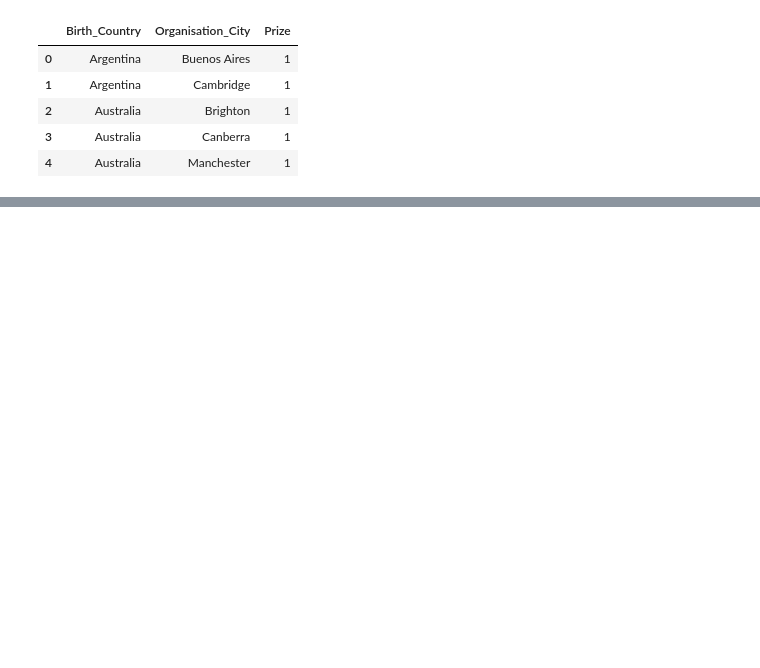
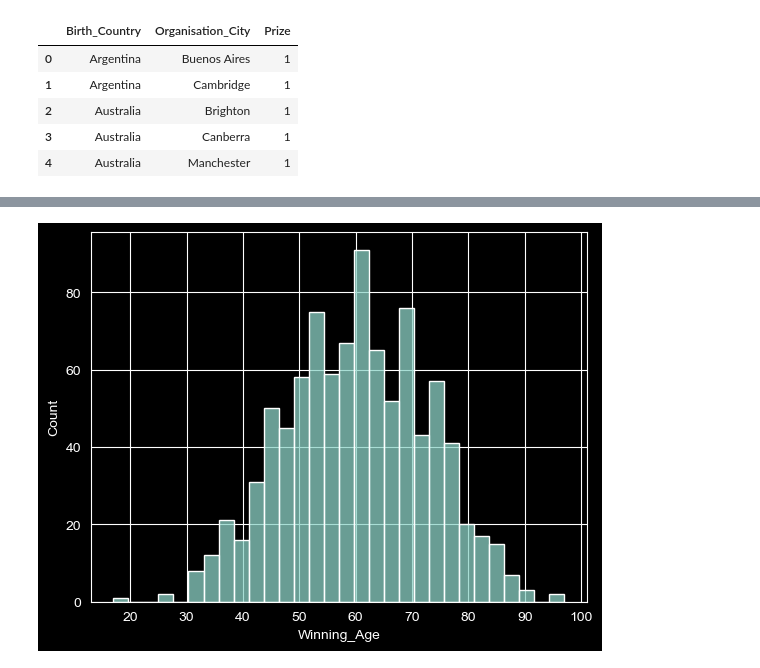
Before and after one commit to shane-221/Python_Basics, a Jupyter notebook: 09_Advanced-Data_Analysis(Pandas-Plotly-Seaborn)/79_Matplotlib_Pandas_Seaborn/main.ipynb, the cells around one changed output, grey strips where cells are left out. Drawn from its saved outputs; the diff is of its cells as text; code cells hidden in the pictures; blank space fills up the shorter version.

```diff
--- a/09_Advanced-Data_Analysis(Pandas-Plotly-Seaborn)/79_Matplotlib_Pandas_Seaborn/main.ipynb
+++ b/09_Advanced-Data_Analysis(Pandas-Plotly-Seaborn)/79_Matplotlib_Pandas_Seaborn/main.ipynb
@@ -704,0 +720,11 @@ chart.show()
+# %%
+## Converting Birthdate into a datetime object and calculating the age of victory.
+df["Birth_Date"] = pd.to_datetime(df["Birth_Date"], format="%Y-%m-%d")
+df["Winning_Age"]= df["Year"]- df["Birth_Date"].dt.year
+df.head()
+
+## ORDERING BY T HE OLDEST TO THE YOUNGEST
+df.sort_values(by="Winning_Age", ascending = False, inplace=True)
+df.head()               # Oldest
+df.tail()               # Youngest
+df["Winning_Age"].describe()            # Average, 75% intervals.
@@ -704,0 +745,4 @@ chart.show()
+# %%
+chart = sns.histplot( df, x="Winning_Age", bins =30)                    # use the raw frequwncy for the historgram
+# %% [output]
+[figure, added]
```
Also changed, not shown: parts of 8 cells of this notebook.
